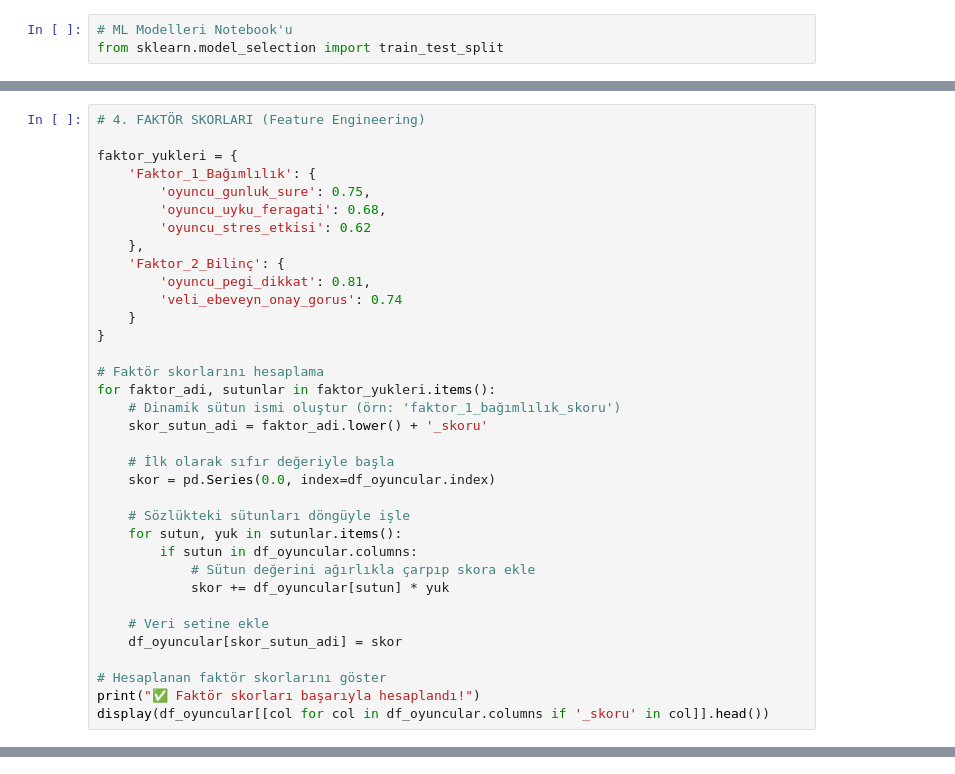
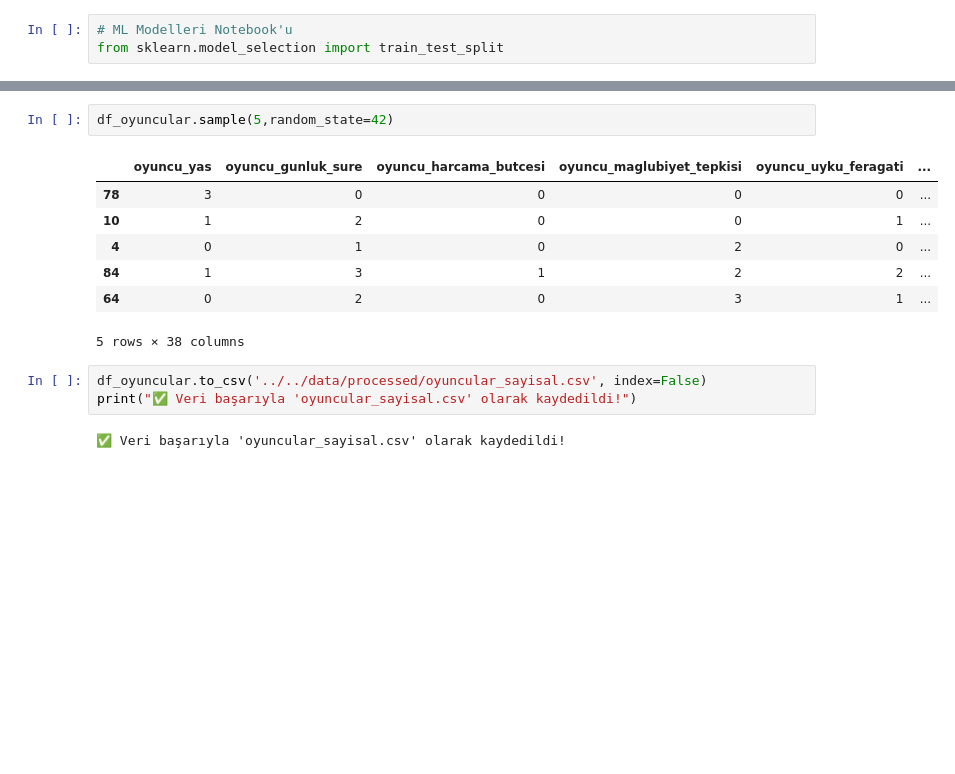
Before and after one commit to betultgumus/ybs-makine-ogrenmesi, a Jupyter notebook: ANIVIA/game-regulation-analytics/notebooks/survey/03_survey_ml_models.ipynb, the cells around one changed output, grey strips where cells are left out. Drawn from its saved outputs; the diff is of its cells as text; blank space fills up the shorter version.

```diff
--- a/ANIVIA/game-regulation-analytics/notebooks/survey/03_survey_ml_models.ipynb
+++ b/ANIVIA/game-regulation-analytics/notebooks/survey/03_survey_ml_models.ipynb
@@ -107,35 +88,0 @@ display(df_oyuncular[['gozetimsizlik_risk_skoru']])
-# %%
-# 4. FAKTÖR SKORLARI (Feature Engineering)
-
-faktor_yukleri = {
-    'Faktor_1_Bağımlılık': {
-        'oyuncu_gunluk_sure': 0.75,
-        'oyuncu_uyku_feragati': 0.68,
-        'oyuncu_stres_etkisi': 0.62
-    },
-    'Faktor_2_Bilinç': {
-        'oyuncu_pegi_dikkat': 0.81,
-        'veli_ebeveyn_onay_gorus': 0.74
-    }
-}
-
-# Faktör skorlarını hesaplama
-for faktor_adi, sutunlar in faktor_yukleri.items():
-    # Dinamik sütun ismi oluştur (örn: 'faktor_1_bağımlılık_skoru')
-    skor_sutun_adi = faktor_adi.lower() + '_skoru'
-
-    # İlk olarak sıfır değeriyle başla
-    skor = pd.Series(0.0, index=df_oyuncular.index)
-
-    # Sözlükteki sütunları döngüyle işle
-    for sutun, yuk in sutunlar.items():
-        if sutun in df_oyuncular.columns:
-            # Sütun değerini ağırlıkla çarpıp skora ekle
-            skor += df_oyuncular[sutun] * yuk
-
-    # Veri setine ekle
-    df_oyuncular[skor_sutun_adi] = skor
-
-# Hesaplanan faktör skorlarını göster
-print("✅ Faktör skorları başarıyla hesaplandı!")
-display(df_oyuncular[[col for col in df_oyuncular.columns if '_skoru' in col]].head())
@@ -141,0 +159,15 @@ display(df_oyuncular[[col for col in df_oyuncular.columns if '_skoru' in col]].h
+# %%
+df_oyuncular.sample(5,random_state=42)
+# %% [output]
+|  | oyuncu_yas | oyuncu_gunluk_sure | oyuncu_harcama_butcesi | oyuncu_maglubiyet_tepkisi | oyuncu_uyku_feragati | ... |
+| 78 | 3 | 0 | 0 | 0 | 0 | ... |
+| 10 | 1 | 2 | 0 | 0 | 1 | ... |
+| 4 | 0 | 1 | 0 | 2 | 0 | ... |
+| 84 | 1 | 3 | 1 | 2 | 2 | ... |
+| 64 | 0 | 2 | 0 | 3 | 1 | ... |
+5 rows × 38 columns
+# %%
+df_oyuncular.to_csv('../../data/processed/oyuncular_sayisal.csv', index=False)
+print("✅ Veri başarıyla 'oyuncular_sayisal.csv' olarak kaydedildi!")
+# %% [output]
+✅ Veri başarıyla 'oyuncular_sayisal.csv' olarak kaydedildi!
```
Also changed, not shown: parts of 9 cells of this notebook, 3 other files.
